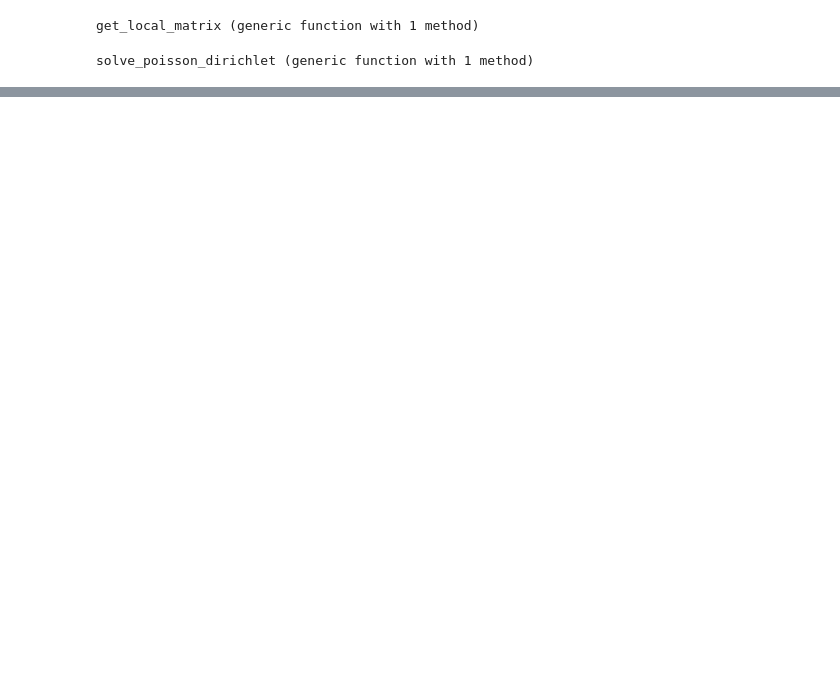
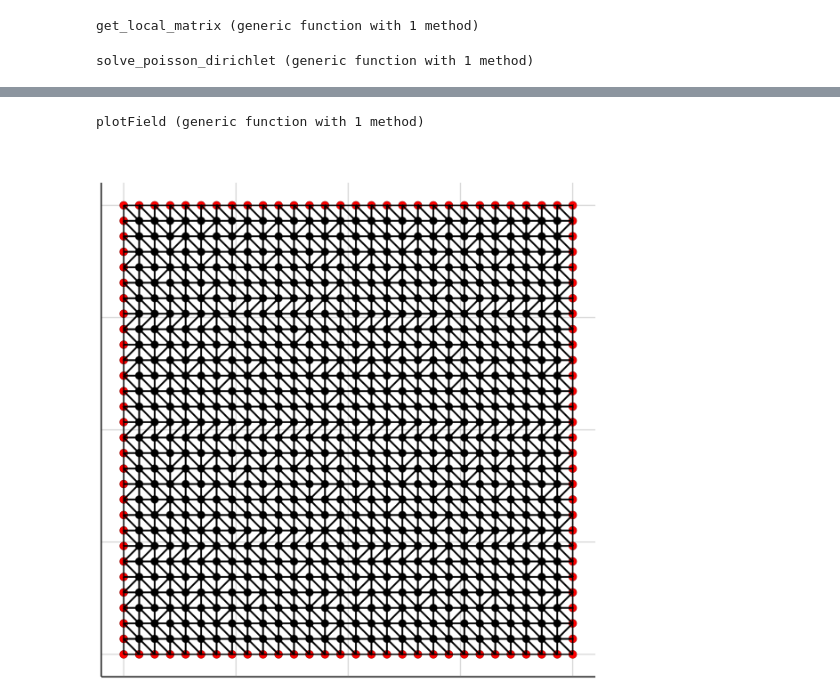
Before and after one commit to castagninojose/numerico, a Jupyter notebook: entregas/tp5_2d_finite_elements.ipynb, the cells around one changed output, grey strips where cells are left out. Cells and saved outputs as stored; diff of their text form; code cells hidden in the pictures; blank space fills up the shorter version.

```diff
--- a/entregas/tp5_2d_finite_elements.ipynb
+++ b/entregas/tp5_2d_finite_elements.ipynb
@@ -91,7 +102,3 @@ function solve_poisson_dirichlet(fun, p, simplices, border)
 end
 # %% [output]
 solve_poisson_dirichlet (generic function with 1 method)
-# %%
-P = [0 0; 0 1; 1 1; 1 0; 1/2 1/2]
-Simplices = [1 5 4; 5 3 4; 5 2 3; 1 5 2]
-Bd = [1 2 3 4]
@@ -106,0 +105,72 @@ Closest candidates are:
+# %%
+using Triangulate
+using GLMakie
+
+"""
+    Trilines
+Genera malla del [0,1] × [0,1]
+"""
+function MeshSquare( n )
+    h = 1/(n-1);
+    P = Array{Float64}(undef,n^2,2)
+    for i ∈ 1:n, j ∈ 1:n
+        P[(i-1)*n + j,:] = [ h*(i-1) h*(j-1) ]
+    end
+
+    τ = TriangulateIO()
+    τ.pointlist = P'
+    (τ,) = triangulate("QDYe",τ)
+    S = Matrix(τ.trianglelist')
+
+    # Busca puntos en el borde (versión para el [0,1] × [0,1])
+    B = Int64[]
+    for i ∈ 1:size(P,1)
+        if ( P[i,1] == 0 ) || ( P[i,1] == 1 ) || ( P[i,2] == 0 ) || ( P[i,2] == 1 )
+            push!(B,i)
+        end
+    end
+
+    return P, S, B
+end
+
+"""
+    Trilines
+Genera vectores para graficar las lineas de los triángulos
+"""
+function trilines(Points,Simplices)
+    lx = Float64[]; ly = Float64[];
+    for i=1:size(S,1)
+        ind = Simplices[i,[1:3;1]]
+        lx = vcat(lx, [Points[ind,1]; NaN])
+        ly = vcat(ly, [Points[ind,2]; NaN])
+    end
+    return lx,ly
+end
+
+"""
+    plotMesh
+Grafica una malla definida mediante (P,S)
+"""
+function plotMesh(P,S,B)
+    scene = Scene()                             # Initializar ventana de Makie
+    s = scatter!(scene,P)                       # Dibujar todos los puntos
+    s = scatter!(scene,P[B,:], color=:red)      # Dibujar puntos del borde en rojo
+    lx,ly = trilines(P,S);                      # Lines of all triangles
+    lines!(scene,lx,ly)                         # Draw Lines
+    return scene
+end
+
+function plotField(P,S,u)
+    points3f0 = [Point3f0(P[i,1], P[i,2], u[i]) for i in 1:size(P, 1)]
+    mesh(points3f0, S, color=last.(points3f0)) |> display
+end
+# %% [output]
+plotField (generic function with 1 method)
+# %%
+# Generar malla
+P, S, B = MeshSquare(30)
+
+# Plotear la malla
+plotMesh(P, S, B)
+# %% [output]
+[figure, added]
```
Also changed, not shown: parts of 10 cells of this notebook.
